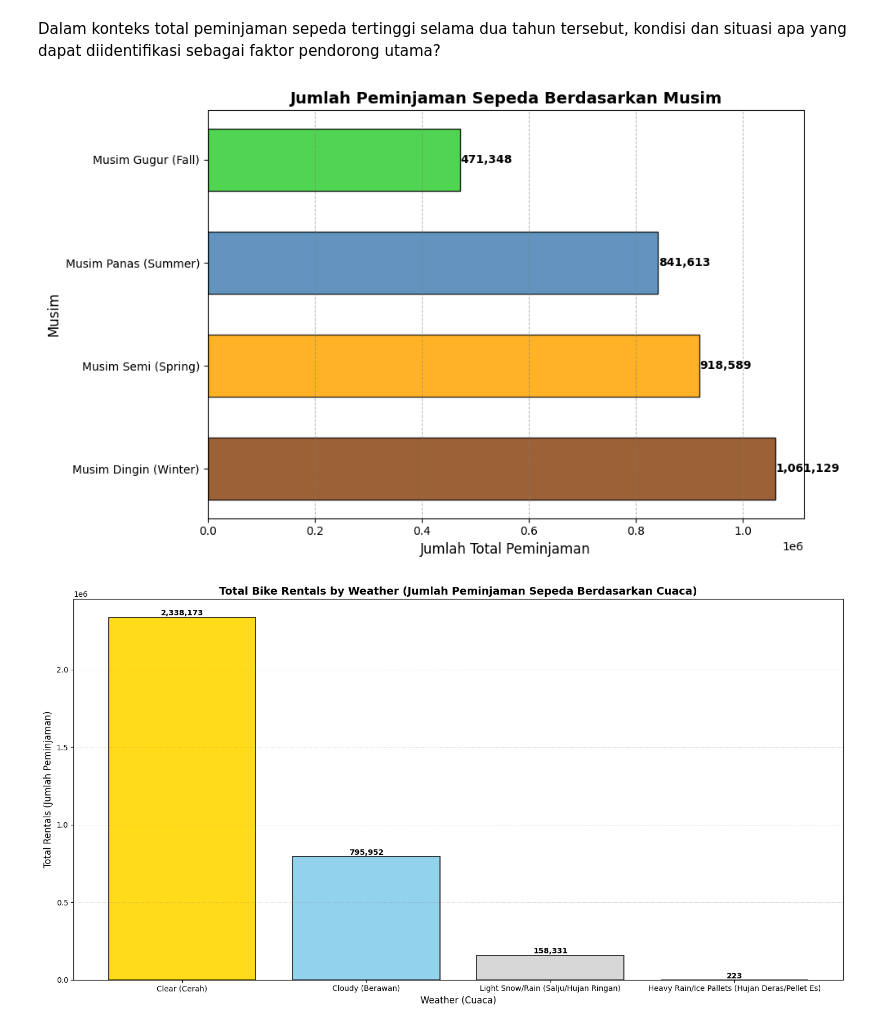
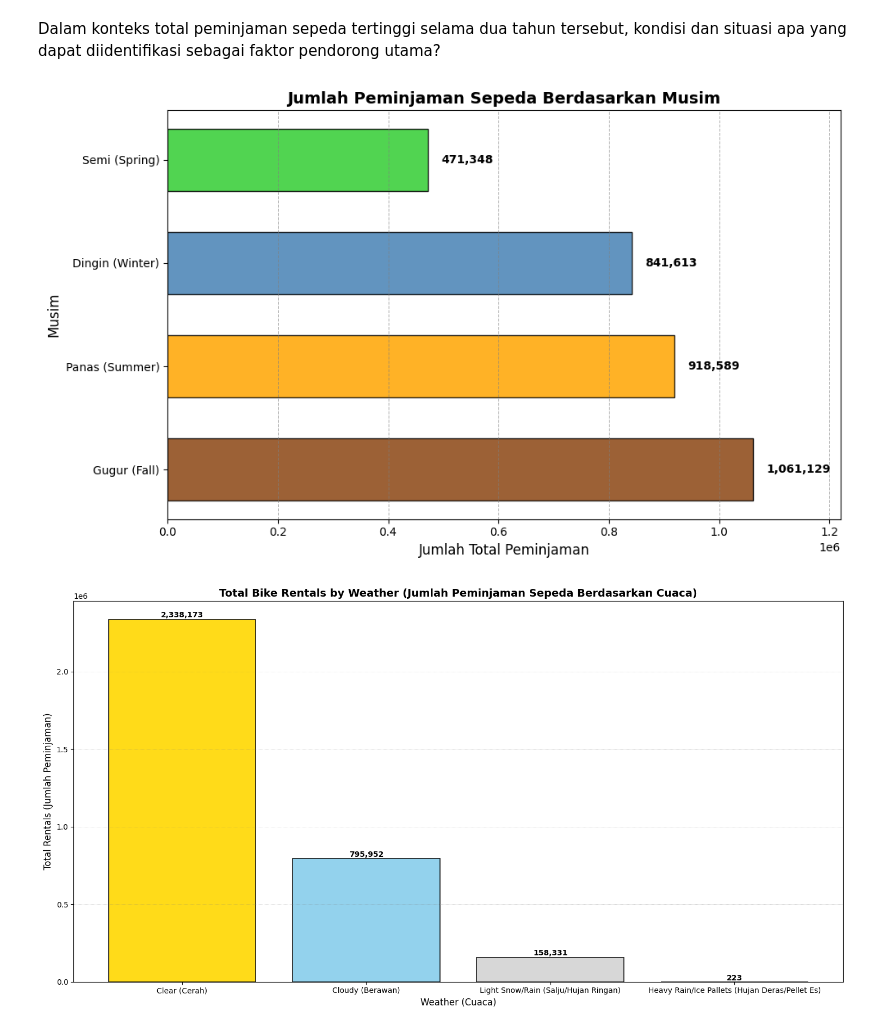
Before and after one commit to azrirafli72/bike-sharing-dataset-analyst-azri, a Jupyter notebook: notebook.ipynb, the cells around one changed output. Saved outputs shown, nothing was run; the diff lists cells and outputs as text; code cells hidden in the pictures.

```diff
--- a/notebook.ipynb
+++ b/notebook.ipynb
@@ -556,46 +560,57 @@ seasonal_counts = main_df.groupby('season').cnt.sum().sort_values(ascending=Fals
 
 # Menentukan warna baru untuk setiap musim.
 season_colors = {
+    'Fall': '#8B4513',     # Coklat tua untuk musim gugur.
+    'Summer': '#FFA500',  # Oranye terang untuk musim panas.
     'Winter': '#4682B4',  # Biru baja untuk musim dingin.
-    'Spring': '#32CD32',  # Hijau limau untuk musim semi.
-    'Summer': '#FFA500',  # Oranye terang untuk musim panas.
-    'Fall': '#8B4513'     # Coklat tua untuk musim gugur.
+    'Spring': '#32CD32'  # Hijau limau untuk musim semi.
+}
+
+season_labels_translated = {
+    'Fall': 'Gugur (Fall)',
+    'Summer': 'Panas (Summer)',
+    'Winter': 'Dingin (Winter)',
+    'Spring': 'Semi (Spring)'
 }
 
 # Data ukuran dan label dalam bahasa Indonesia.
 sizes = seasonal_counts.values
-labels = ['Musim Dingin (Winter)', 'Musim Semi (Spring)', 'Musim Panas (Summer)', 'Musim Gugur (Fall)']
-colors = [season_colors[label] for label in seasonal_counts.index]
+labels = [season_labels_translated[season] for season in seasonal_counts.index]
+colors = [season_colors[season] for season in seasonal_counts.index]
 
 # Membuat bar chart dengan desain baru.
 plt.figure(figsize=(10, 6))
 
 bars = plt.barh(
     labels, sizes, color=colors, edgecolor='black', height=0.6, alpha=0.85
 )
 
 # Menambahkan label pada sumbu dan judul dengan bahasa Indonesia.
 plt.xlabel('Jumlah Total Peminjaman', fontsize=12)
 plt.ylabel('Musim', fontsize=12)
 plt.title('Jumlah Peminjaman Sepeda Berdasarkan Musim', fontsize=14, fontweight='bold')
 
 # Menambahkan nilai di samping setiap bar.
 for bar, value in zip(bars, sizes):
     plt.text(
-        value + 1000, bar.get_y() + bar.get_height() / 2,
+        value + 0.023 * max(sizes),  # Tambahkan lebih banyak margin
+        bar.get_y() + bar.get_height() / 2,
         f'{value:,}', ha='left', va='center', fontsize=10, fontweight='bold'
     )
 
 # Menambahkan grid vertikal untuk mempermudah pembacaan.
 plt.grid(axis='x', linestyle='--', linewidth=0.7, color='gray', alpha=0.6)
 
+# Menambahkan margin ekstra untuk menghindari angka terpotong.
+plt.xlim([0, max(sizes) * 1.15])
+
 # Menyesuaikan tata letak agar lebih rapi.
 plt.tight_layout()
 
 # Menampilkan grafik.
 plt.show()
 # %% [output]
-[figure, old version]
+[figure, new version]
 # %%
 # Menghitung total penyewaan sepeda berdasarkan kondisi cuaca.
 weather_counts = main_df.groupby('weathersit').cnt.sum().sort_values(ascending=False)
```
Also changed, not shown: parts of 3 cells of this notebook, 1 other file.
